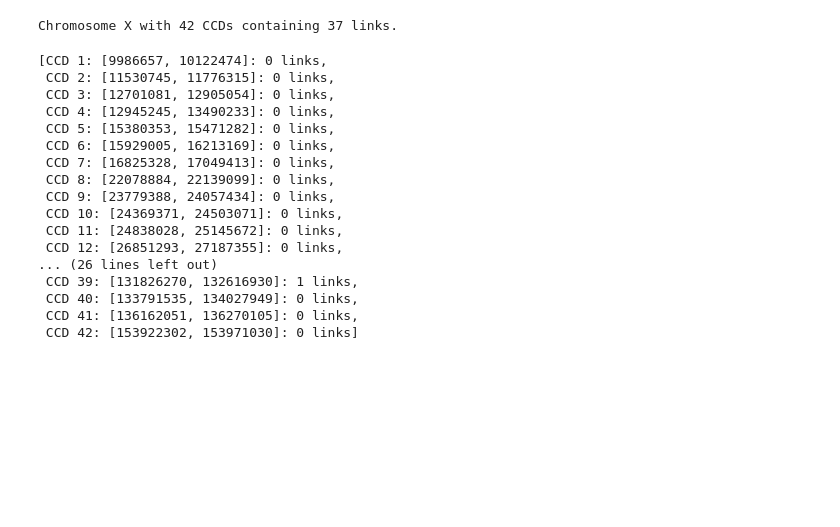
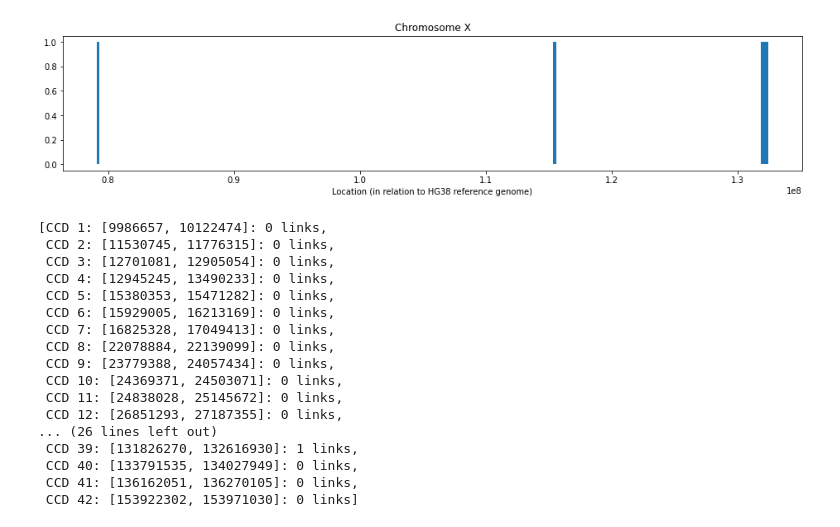
Before and after one commit to SFGLab/cKNOTs, a Jupyter notebook: example.ipynb, the cells around one changed output. Saved outputs shown, nothing was run; the diff lists cells and outputs as text; code cells hidden in the pictures; blank space fills up the shorter version.

```diff
--- a/example.ipynb
+++ b/example.ipynb
@@ -6,9 +6,9 @@ chr23 = Chromosome()
 # %%
 chr23.load_from_file('data/results_test/chr_X/')
 # %%
-chr23
+chr23.plot()
 # %% [output]
-Chromosome X with 42 CCDs containing 37 links.
+[figure, added]
 # %%
 chr23.ccds
 # %% [output]
```
Also changed, not shown: parts of 1 cell of this notebook, 1 other file.
